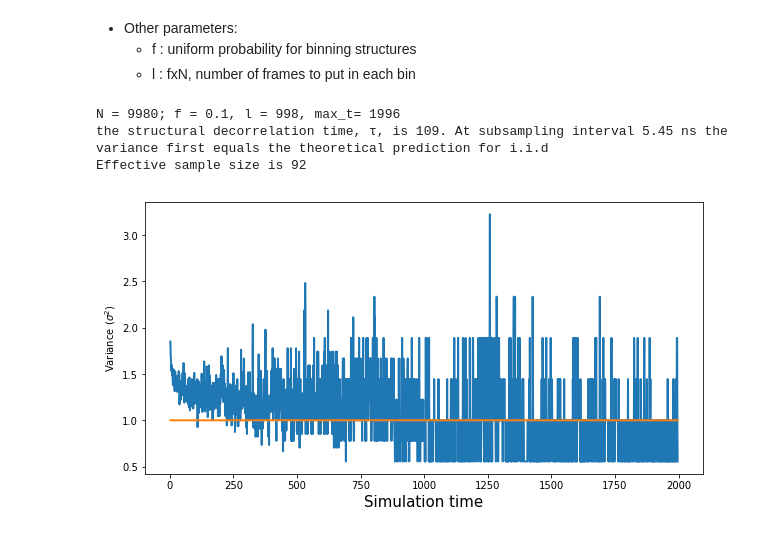
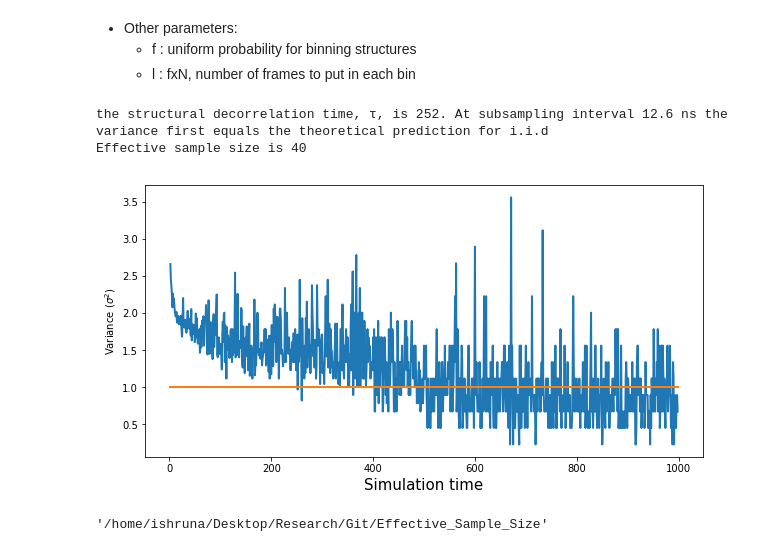
Before and after one commit to Ishruna/Analyze_sampling, a Jupyter notebook: effective_sample_size.ipynb, the cells around one changed output. Drawn from its saved outputs; the diff is of its cells as text; code cells hidden in the pictures.

```diff
--- a/effective_sample_size.ipynb
+++ b/effective_sample_size.ipynb
@@ -328,16 +324,15 @@ class EffectiveSampleSize:
         return fig, t_dec, elapsed_time
 # %%
 timestep = 50
-n = 5
+n = 10
 t = 2
 S = 10
 
 E = EffectiveSampleSize(
     '/home/ishruna/Desktop/Research/REMD_ProtG/Strucutral_histogram/All_Data/all_data_truncated_pdb.pdb',
                           timestep, n, t, S)
 ess, t_dec, intervals, variances_over_time, fig, classification = E.analyze_variance()
 # %% [output]
-N = 9980; f = 0.1, l = 998, max_t= 1996
-the structural decorrelation time, τ, is 109. At subsampling interval 5.45 ns the variance first equals the theoretical prediction for i.i.d
-Effective sample size is 92
+the structural decorrelation time, τ, is 252. At subsampling interval 12.6 ns the variance first equals the theoretical prediction for i.i.d
+Effective sample size is 40
-[figure, old version]
+[figure, new version]
@@ -343,0 +341,4 @@ Effective sample size is 92
+# %%
+pwd
+# %% [output]
+'/home/ishruna/Desktop/Research/Git/Effective_Sample_Size'
```
Also changed, not shown: parts of 4 cells of this notebook.
